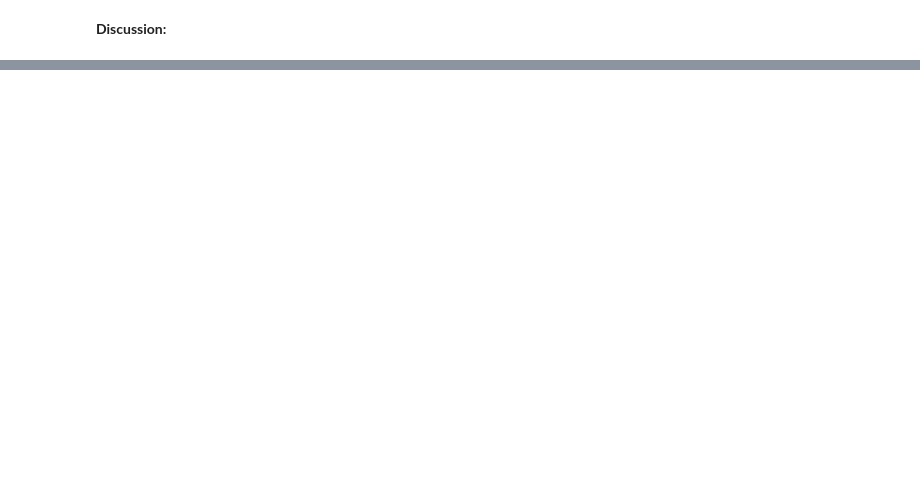
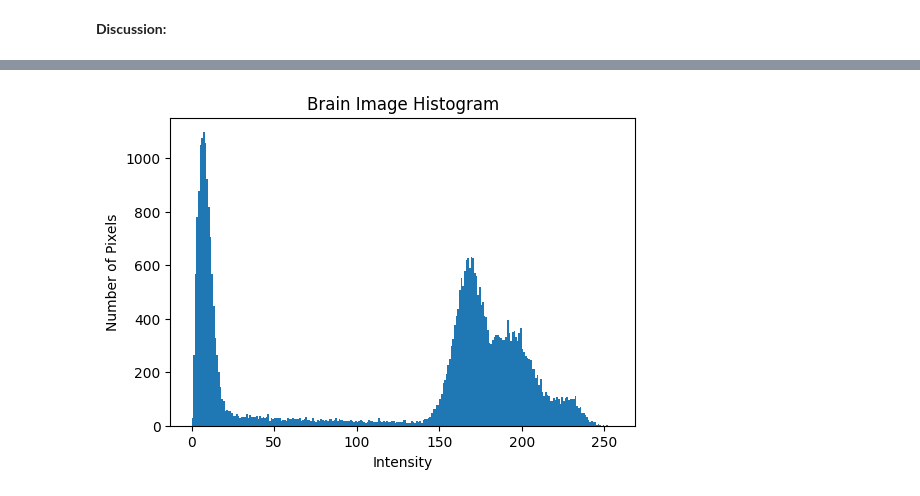
Before and after one commit to shaahidahamed/EN3160-Image-Processing-and-Machine-Vision, a Jupyter notebook: Assignments/Assignment-1/230020R_A01.ipynb, the cells around one changed output, grey strips where cells are left out. Drawn from its saved outputs; the diff is of its cells as text; code cells hidden in the pictures; blank space fills up the shorter version.

```diff
--- a/Assignments/Assignment-1/230020R_A01.ipynb
+++ b/Assignments/Assignment-1/230020R_A01.ipynb
@@ -53,3 +58,14 @@ plt.show()
 **Discussion:**
 # %% [markdown]
 <img src="Q2.png" />
+# %%
+brain = cv.imread('./images/brain_proton_density_slice.png', cv.IMREAD_GRAYSCALE)
+
+plt.figure(figsize=(6, 4))
+plt.hist(brain.ravel(), bins=256, range=(0, 256))
+plt.xlabel("Intensity")
+plt.ylabel("Number of Pixels")
+plt.title("Brain Image Histogram")
+plt.show()
+# %% [output]
+[figure, added]
```
Also changed, not shown: parts of 7 cells of this notebook.
